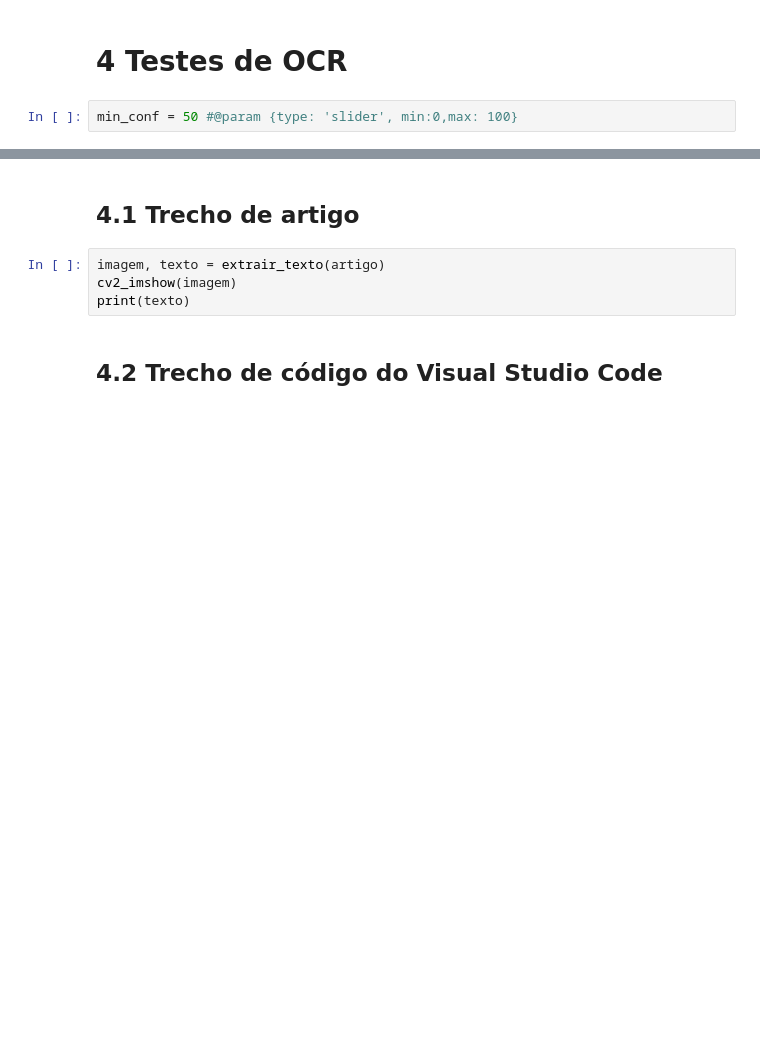
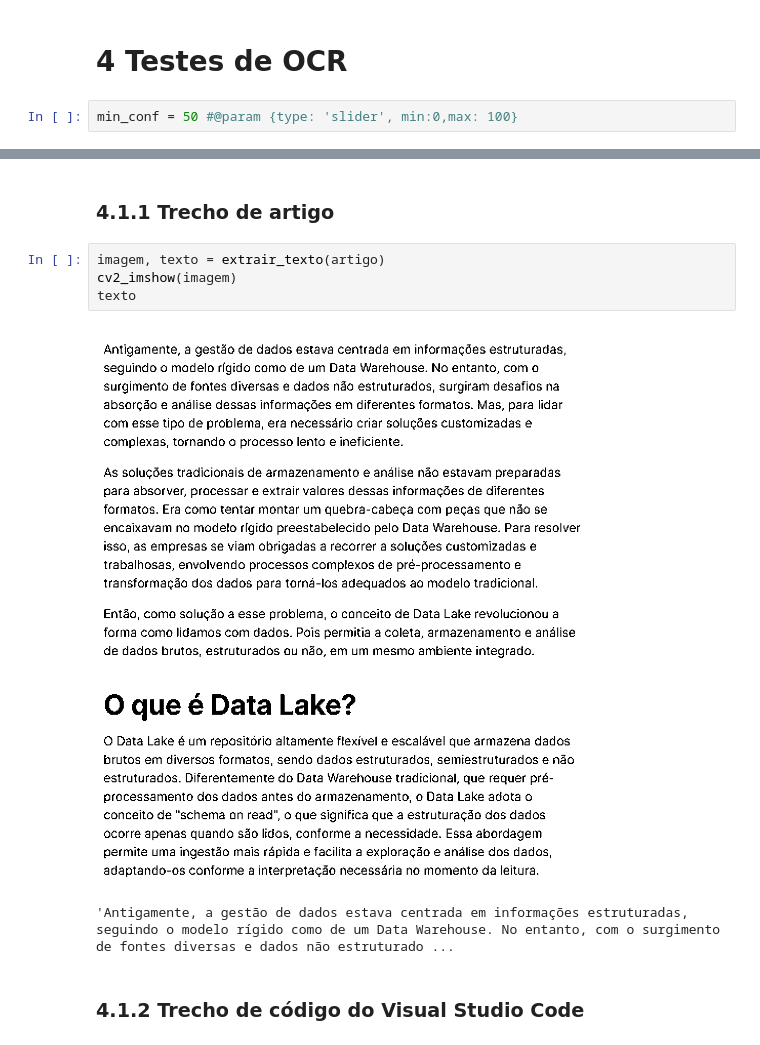
Before and after one commit to strawndri/tmcc-voculary, a Jupyter notebook: reconhecimento-texto/Notebook.ipynb, the cells around one changed output, grey strips where cells are left out. Saved outputs shown, nothing was run; the diff lists cells and outputs as text; blank space fills up the shorter version.

```diff
--- a/reconhecimento-texto/Notebook.ipynb
+++ b/reconhecimento-texto/Notebook.ipynb
@@ -179,11 +214,14 @@ min_conf = 50 #@param {type: 'slider', min:0,max: 100}
 # %% [markdown]
-## 4.1 Trecho de artigo
+### 4.1.1 Trecho de artigo
 # %%
 imagem, texto = extrair_texto(artigo)
 cv2_imshow(imagem)
-print(texto)
+texto
+# %% [output]
+[figure, added]
+'Antigamente, a gestão de dados estava centrada em informações estruturadas, seguindo o modelo rígido como de um Data Warehouse. No entanto, com o surgimento de fontes diversas e dados não estruturado ...
 # %% [markdown]
-## 4.2 Trecho de código do Visual Studio Code
+### 4.1.2 Trecho de código do Visual Studio Code
 # %%
 imagem, texto = extrair_texto(codigo)
 cv2_imshow(imagem)
```
Also changed, not shown: parts of 25 cells of this notebook.
